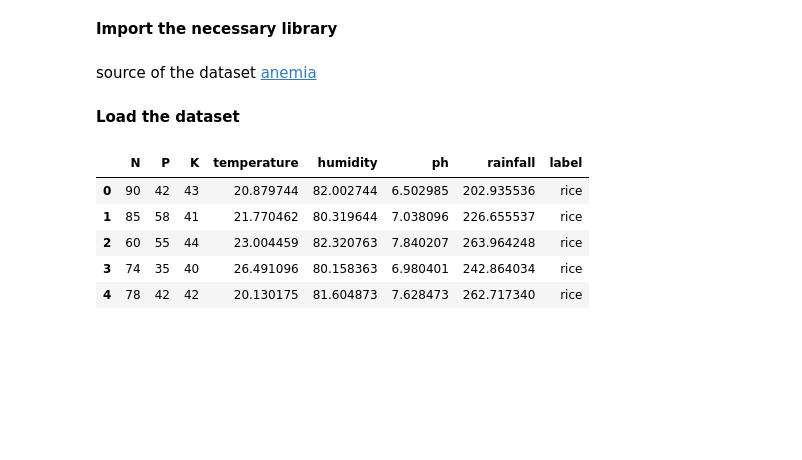
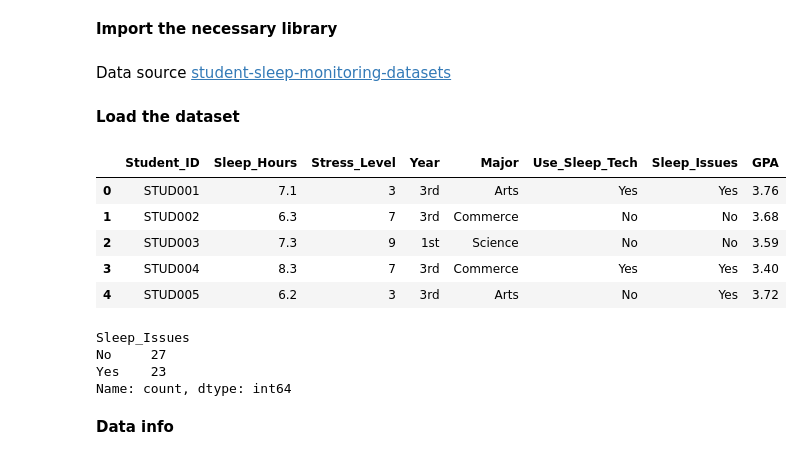
Before and after one commit to SyusufWaliyyi/ArewaDSF_ML_Assigment, a Jupyter notebook: week_3/week_3.ipynb, the cells around one changed output. Cells and saved outputs as stored; diff of their text form; code cells hidden in the pictures; blank space fills up the shorter version.

```diff
--- a/week_3/week_3.ipynb
+++ b/week_3/week_3.ipynb
@@ -1,7 +1,7 @@
 # %% [markdown]
 __Import the necessary library__
-# %% [markdown]
-source of the dataset [anemia](https://www.kaggle.com/datasets/adeolaadesina/factors-affecting-children-anemia-level)
+# %% [markdown]
+Data source [student-sleep-monitoring-datasets](https://www.kaggle.com/datasets/valencaycodes/simulated-student-sleep-dataset)
 # %%
 import pandas as pd
 import numpy as np
@@ -10,12 +10,22 @@ import seaborn as sns
 # %% [markdown]
 __Load the dataset__
 # %%
-crop_df = pd.read_csv("Crop_recommendation.csv")
-crop_df.head()
+sleep_df = pd.read_csv('simulated_student_sleep_data.csv')
+sleep_df.head()
 # %% [output]
-|  | N | P | K | temperature | humidity | ph | rainfall | label |
-| 0 | 90 | 42 | 43 | 20.879744 | 82.002744 | 6.502985 | 202.935536 | rice |
-| 1 | 85 | 58 | 41 | 21.770462 | 80.319644 | 7.038096 | 226.655537 | rice |
-| 2 | 60 | 55 | 44 | 23.004459 | 82.320763 | 7.840207 | 263.964248 | rice |
-| 3 | 74 | 35 | 40 | 26.491096 | 80.158363 | 6.980401 | 242.864034 | rice |
-| 4 | 78 | 42 | 42 | 20.130175 | 81.604873 | 7.628473 | 262.717340 | rice |
+|  | Student_ID | Sleep_Hours | Stress_Level | Year | Major | Use_Sleep_Tech | Sleep_Issues | GPA |
+| 0 | STUD001 | 7.1 | 3 | 3rd | Arts | Yes | Yes | 3.76 |
+| 1 | STUD002 | 6.3 | 7 | 3rd | Commerce | No | No | 3.68 |
+| 2 | STUD003 | 7.3 | 9 | 1st | Science | No | No | 3.59 |
+| 3 | STUD004 | 8.3 | 7 | 3rd | Commerce | Yes | Yes | 3.40 |
+| 4 | STUD005 | 6.2 | 3 | 3rd | Arts | No | Yes | 3.72 |
+# %%
+# How many are having sleep issues?
+sleep_df['Sleep_Issues'].value_counts()
+# %% [output]
+Sleep_Issues
+No     27
+Yes    23
+Name: count, dtype: int64
+# %% [markdown]
+__Data info__
```
Also changed, not shown: parts of 17 cells of this notebook, 2 other files.
